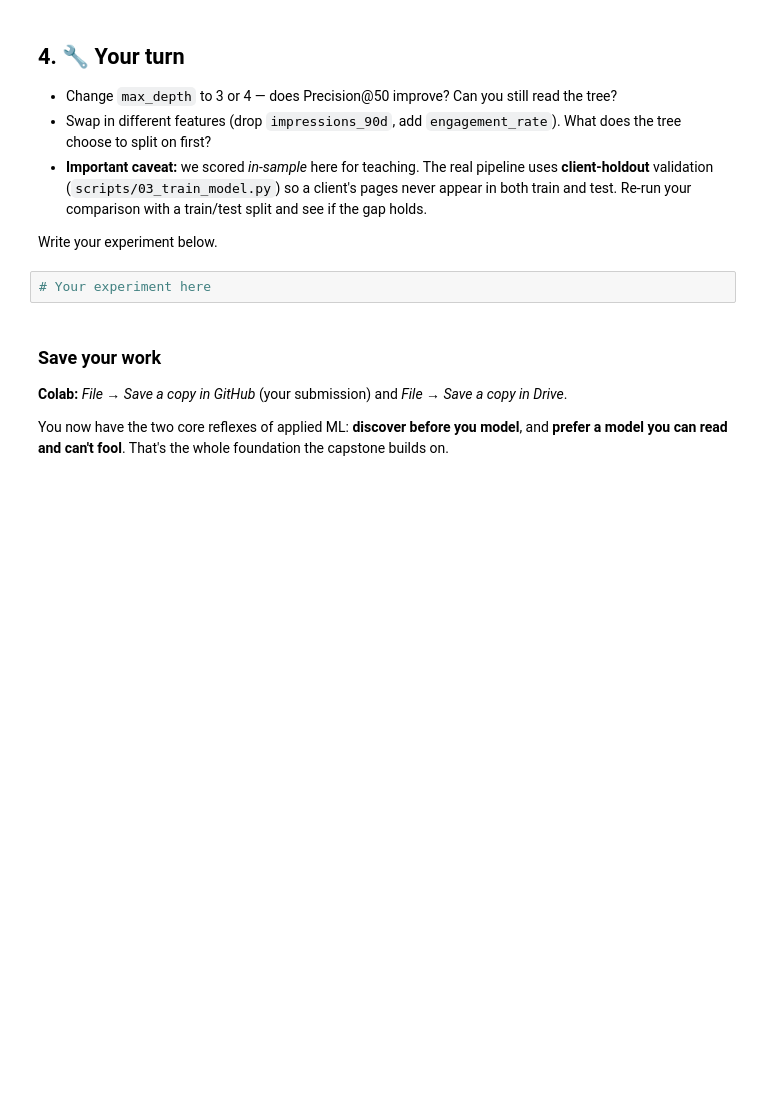
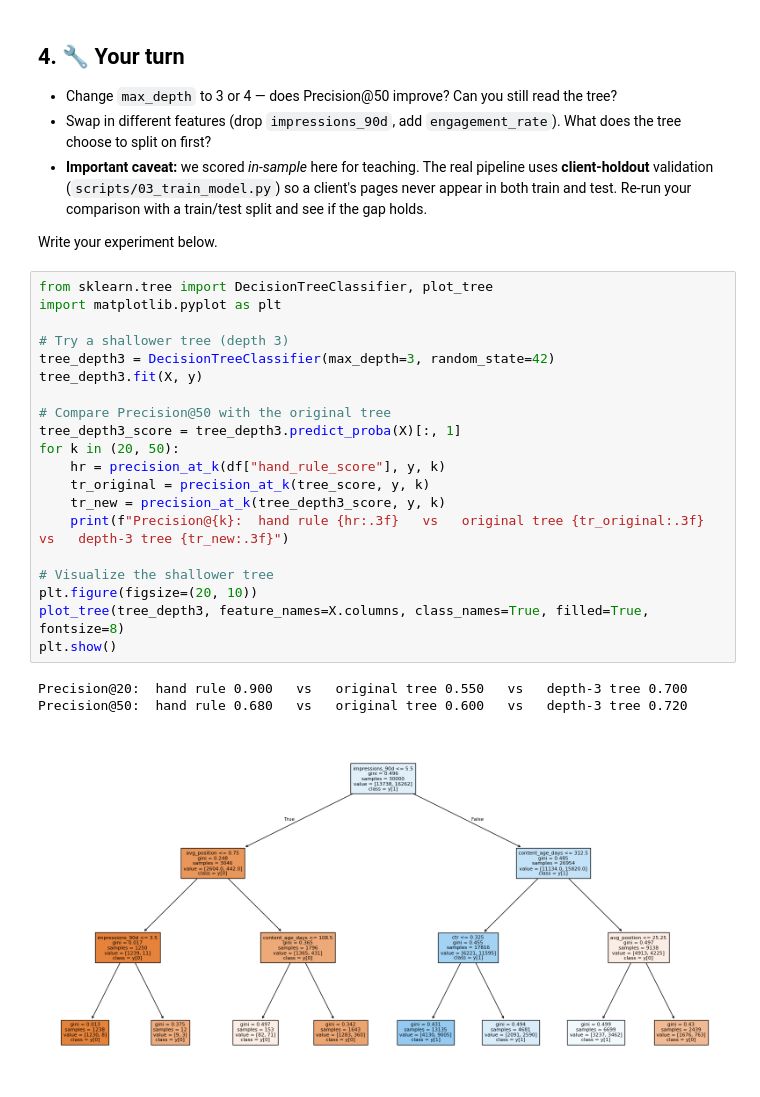
Before and after one commit to hamidism/Machine-Learning-intern, a Jupyter notebook: notebooks/02_your_first_readable_model.ipynb, the cells around one changed output. Cells and saved outputs as stored; diff of their text form; blank space fills up the shorter version.

```diff
--- a/notebooks/02_your_first_readable_model.ipynb
+++ b/notebooks/02_your_first_readable_model.ipynb
@@ -101,9 +144,26 @@ That's also why the starter data ships **only observable signals** — the produ
 
 Write your experiment below.
 # %%
-# Your experiment here
+from sklearn.tree import DecisionTreeClassifier, plot_tree
+import matplotlib.pyplot as plt
+
+# Try a shallower tree (depth 3)
+tree_depth3 = DecisionTreeClassifier(max_depth=3, random_state=42)
+tree_depth3.fit(X, y)
+
+# Compare Precision@50 with the original tree
+tree_depth3_score = tree_depth3.predict_proba(X)[:, 1]
+for k in (20, 50):
+    hr = precision_at_k(df["hand_rule_score"], y, k)
+    tr_original = precision_at_k(tree_score, y, k)
+    tr_new = precision_at_k(tree_depth3_score, y, k)
+    print(f"Precision@{k}:  hand rule {hr:.3f}   vs   original tree {tr_original:.3f}   vs   depth-3 tree {tr_new:.3f}")
+
+# Visualize the shallower tree
+plt.figure(figsize=(20, 10))
+plot_tree(tree_depth3, feature_names=X.columns, class_names=True, filled=True, fontsize=8)
+plt.show()
+# %% [output]
+Precision@20:  hand rule 0.900   vs   original tree 0.550   vs   depth-3 tree 0.700
+Precision@50:  hand rule 0.680   vs   original tree 0.600   vs   depth-3 tree 0.720
+[figure, added]
-# %% [markdown]
-### Save your work
-**Colab:** *File → Save a copy in GitHub* (your submission) and *File → Save a copy in Drive*.
-
-You now have the two core reflexes of applied ML: **discover before you model**, and **prefer a model you can read and can't fool**. That's the whole foundation the capstone builds on.
```
Also changed, not shown: parts of 7 cells of this notebook.
